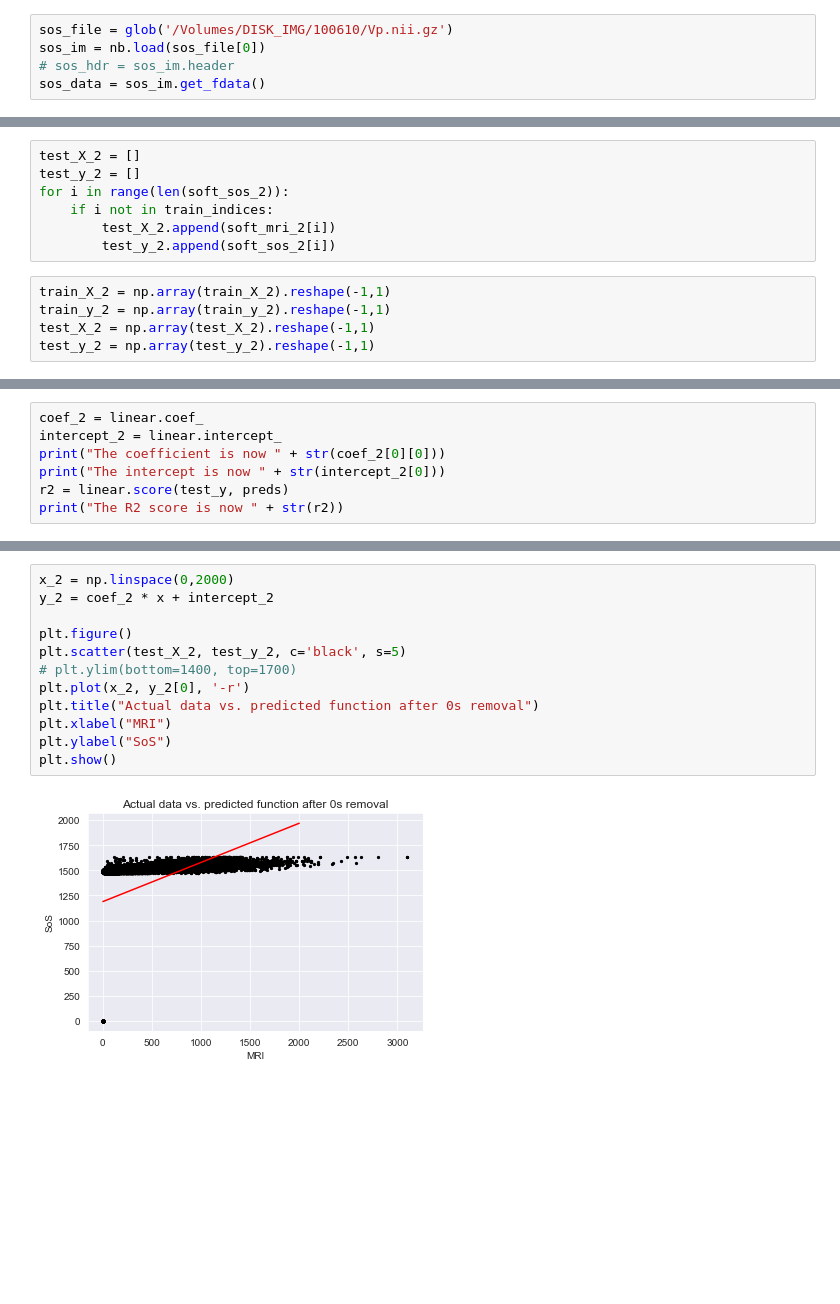
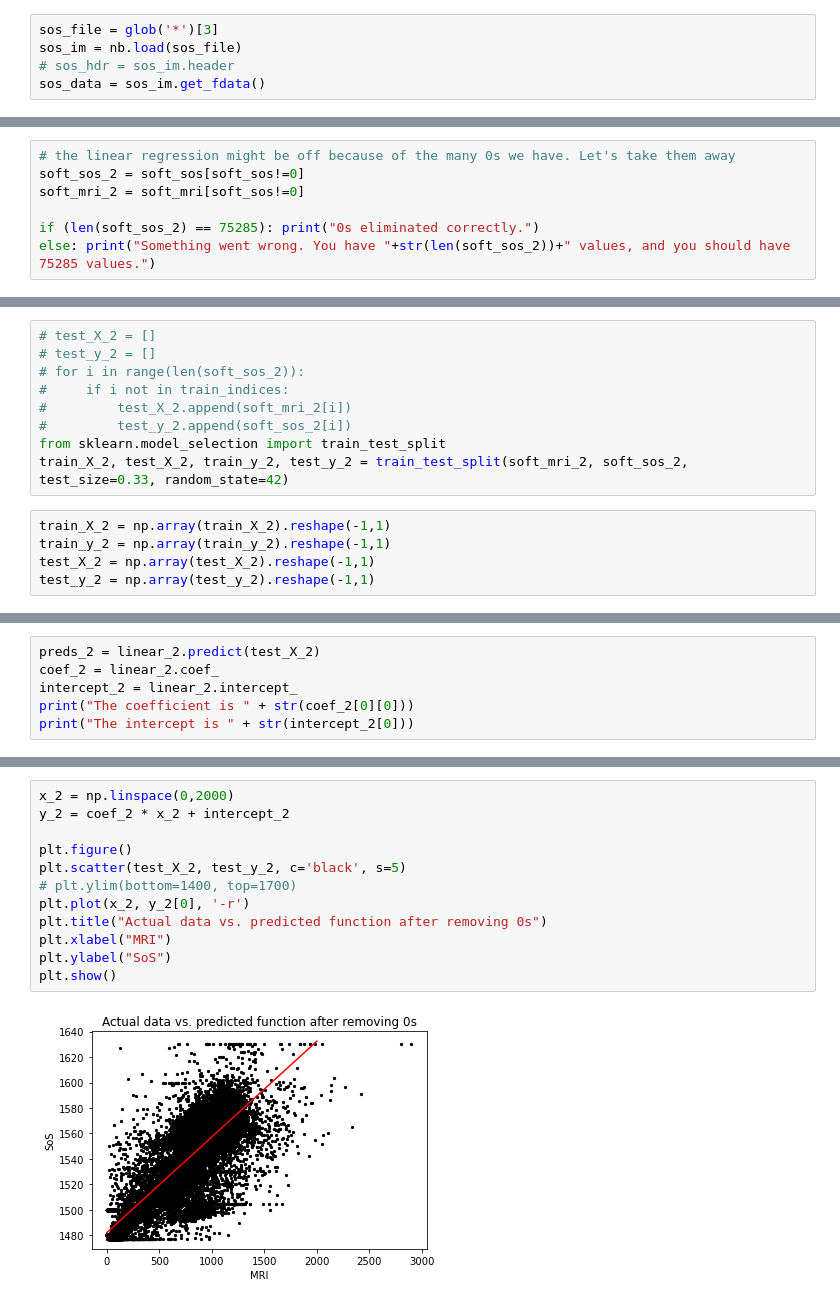
Before and after one commit to clararodrigo/MRI_Project, a Jupyter notebook: Basic_ML_v4.ipynb, the cells around one changed output, grey strips where cells are left out. Saved outputs shown, nothing was run; the diff lists cells and outputs as text; blank space fills up the shorter version.

Commit message:
Add files via upload
turned skull into 0s and then just eliminated it, showing some linearity

```diff
--- a/Basic_ML_v4.ipynb
+++ b/Basic_ML_v4.ipynb
@@ -23,8 +11,8 @@ mri_im = nb.load(mri_file[0])
 # mri_hdr = mri_im.header
 mri_data = mri_im.get_fdata()
 # %%
-sos_file = glob('/Volumes/DISK_IMG/100610/Vp.nii.gz')
-sos_im = nb.load(sos_file[0])
+sos_file = glob('*')[3]
+sos_im = nb.load(sos_file)
 # sos_hdr = sos_im.header
 sos_data = sos_im.get_fdata()
 # %%
@@ -165,0 +179,7 @@ len(soft_sos_2)
+# %%
+# the linear regression might be off because of the many 0s we have. Let's take them away
+soft_sos_2 = soft_sos[soft_sos!=0]
+soft_mri_2 = soft_mri[soft_sos!=0]
+
+if (len(soft_sos_2) == 75285): print("0s eliminated correctly.")
+else: print("Something went wrong. You have "+str(len(soft_sos_2))+" values, and you should have 75285 values.")
@@ -180,10 +204,12 @@ print(len(train_X_2))
 # %%
-test_X_2 = []
-test_y_2 = []
-for i in range(len(soft_sos_2)):
-    if i not in train_indices:
-        test_X_2.append(soft_mri_2[i])
-        test_y_2.append(soft_sos_2[i])
+# test_X_2 = []
+# test_y_2 = []
+# for i in range(len(soft_sos_2)):
+#     if i not in train_indices:
+#         test_X_2.append(soft_mri_2[i])
+#         test_y_2.append(soft_sos_2[i])
+from sklearn.model_selection import train_test_split
+train_X_2, test_X_2, train_y_2, test_y_2 = train_test_split(soft_mri_2, soft_sos_2, test_size=0.33, random_state=42)
 # %%
 train_X_2 = np.array(train_X_2).reshape(-1,1)
 train_y_2 = np.array(train_y_2).reshape(-1,1)
@@ -207,8 +224,7 @@ Error: Kernel is dead
 # %%
-coef_2 = linear.coef_
-intercept_2 = linear.intercept_
-print("The coefficient is now " + str(coef_2[0][0]))
-print("The intercept is now " + str(intercept_2[0]))
-r2 = linear.score(test_y, preds)
-print("The R2 score is now " + str(r2))
+preds_2 = linear_2.predict(test_X_2)
+coef_2 = linear_2.coef_
+intercept_2 = linear_2.intercept_
+print("The coefficient is " + str(coef_2[0][0]))
+print("The intercept is " + str(intercept_2[0]))
 # %% [output]
@@ -218,14 +238,14 @@ The R2 score is now -3.4947878571412163
 # %%
 x_2 = np.linspace(0,2000)
-y_2 = coef_2 * x + intercept_2
+y_2 = coef_2 * x_2 + intercept_2
 
 plt.figure()
 plt.scatter(test_X_2, test_y_2, c='black', s=5)
 # plt.ylim(bottom=1400, top=1700)
 plt.plot(x_2, y_2[0], '-r')
-plt.title("Actual data vs. predicted function after 0s removal")
+plt.title("Actual data vs. predicted function after removing 0s")
 plt.xlabel("MRI")
 plt.ylabel("SoS")
 plt.show()
 # %% [output]
-[figure, old version]
+[figure, new version]
```
Also changed, not shown: parts of 25 cells of this notebook.
